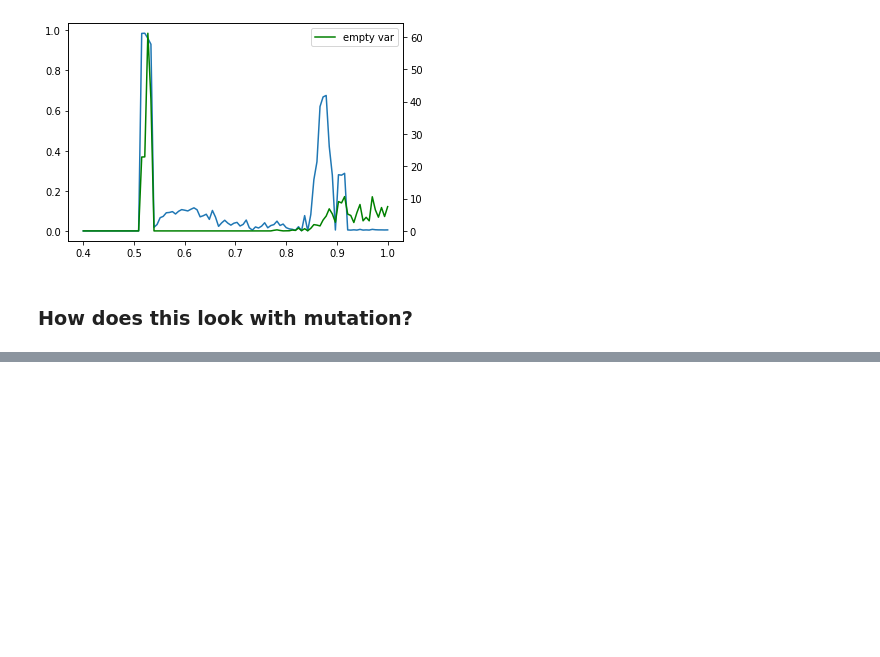
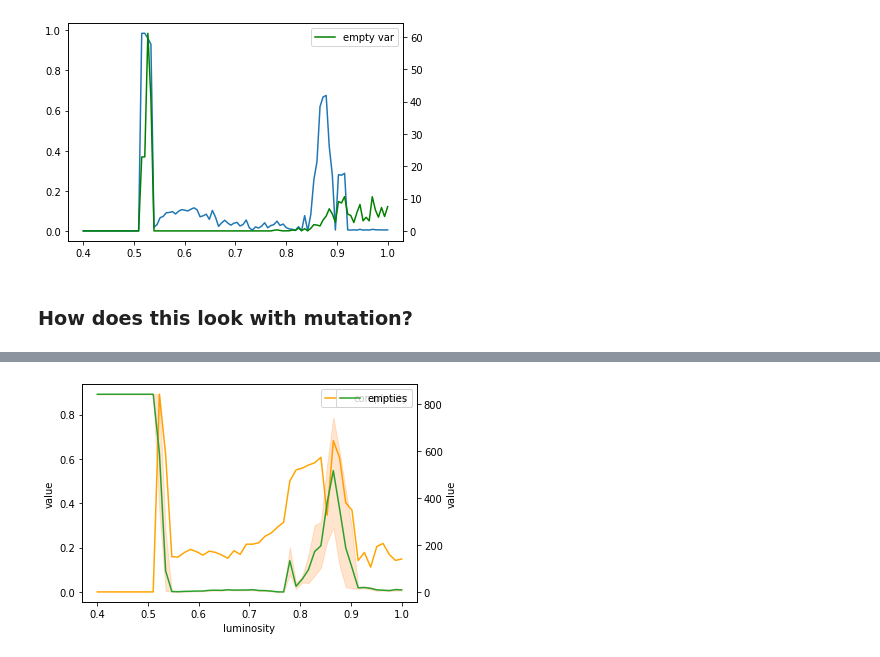
Before and after one commit to timjdavey/incoherence, a Jupyter notebook: notebooks/Analysis Daisyworld.ipynb, the cells around one changed output, grey strips where cells are left out. Drawn from its saved outputs; the diff is of its cells as text; code cells hidden in the pictures; blank space fills up the shorter version.

```diff
--- a/notebooks/Analysis Daisyworld.ipynb
+++ b/notebooks/Analysis Daisyworld.ipynb
@@ -478,3 +480,12 @@ plot_y(empties, luminosities, ax2, "empties")
+# %%
+import matplotlib.pyplot as plt
+fig, ax1 = plt.subplots()
+ax2 = ax1.twinx()
+
+plot_y(complexities['trend'], luminosities, ax1, "complexity", "orange")
+plot_y(empties, luminosities, ax2, "empties")
+# %% [output]
+[figure, added]
 # %%
 import matplotlib.pyplot as plt
 fig, ax1 = plt.subplots()
```
Also changed, not shown: parts of 12 cells of this notebook, 7 other files.
